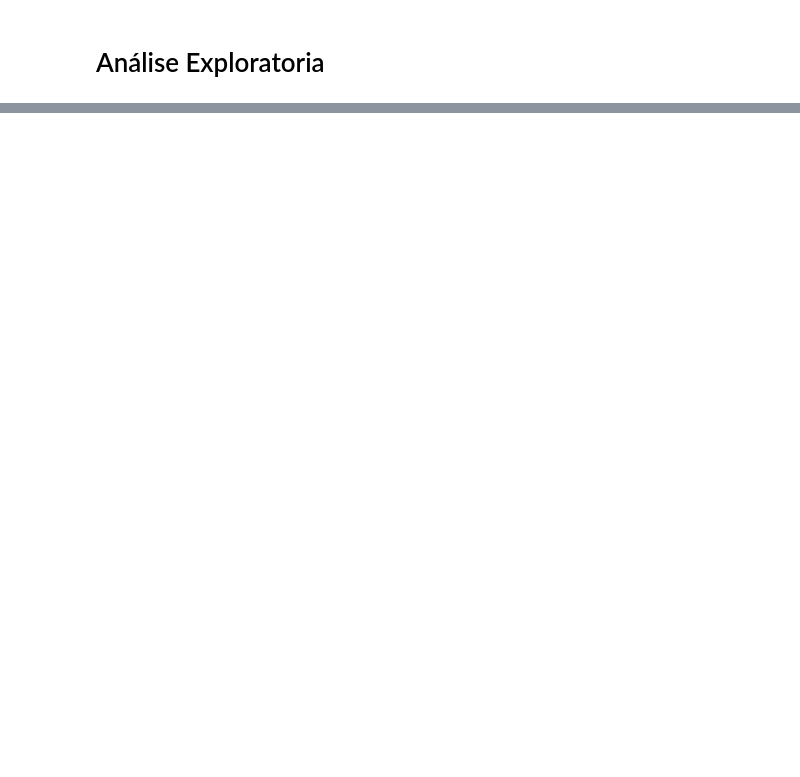
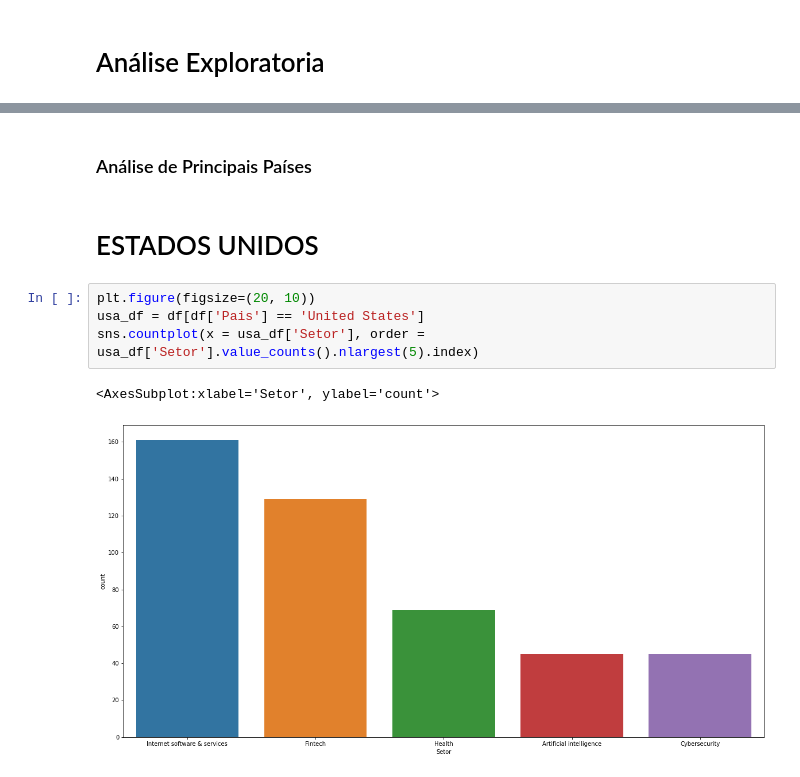
Before and after one commit to Matheus720/Analises-Diagnosticas, a Jupyter notebook: Projeto - Investimeto Unicórnios.ipynb, the cells around one changed output, grey strips where cells are left out. Cells and saved outputs as stored; diff of their text form; blank space fills up the shorter version.

```diff
--- a/Projeto - Investimeto Unicórnios.ipynb
+++ b/Projeto - Investimeto Unicórnios.ipynb
@@ -168,0 +113,11 @@ TypeError: 'DataFrame' object is not callable
+# %% [markdown]
+### Análise de Principais Países
+# %% [markdown]
+# ESTADOS UNIDOS
+# %%
+plt.figure(figsize=(20, 10))
+usa_df = df[df['Pais'] == 'United States']
+sns.countplot(x = usa_df['Setor'], order = usa_df['Setor'].value_counts().nlargest(5).index)
+# %% [output]
+<AxesSubplot:xlabel='Setor', ylabel='count'>
+[figure, added]
```
Also changed, not shown: parts of 50 cells of this notebook, 1 other file.
